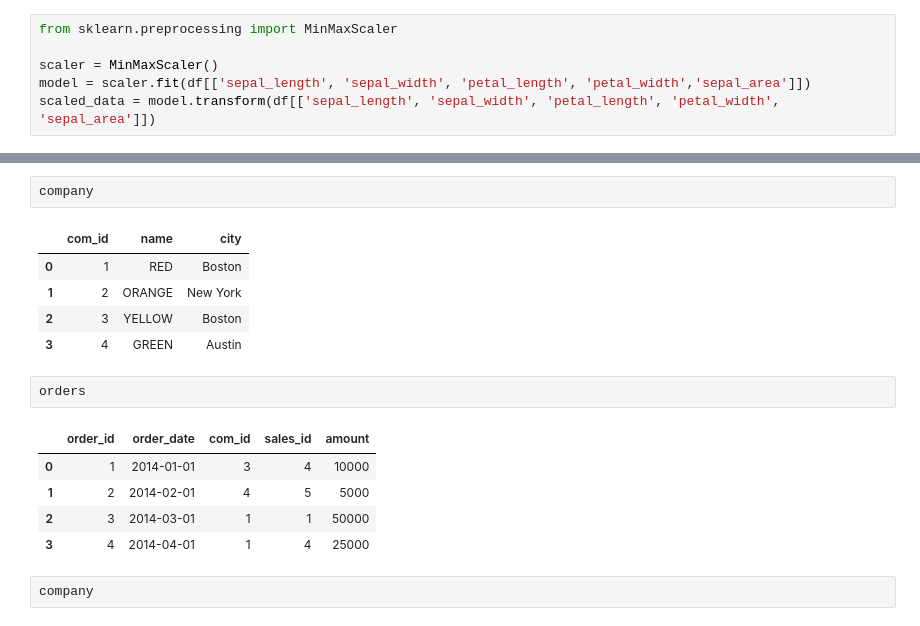
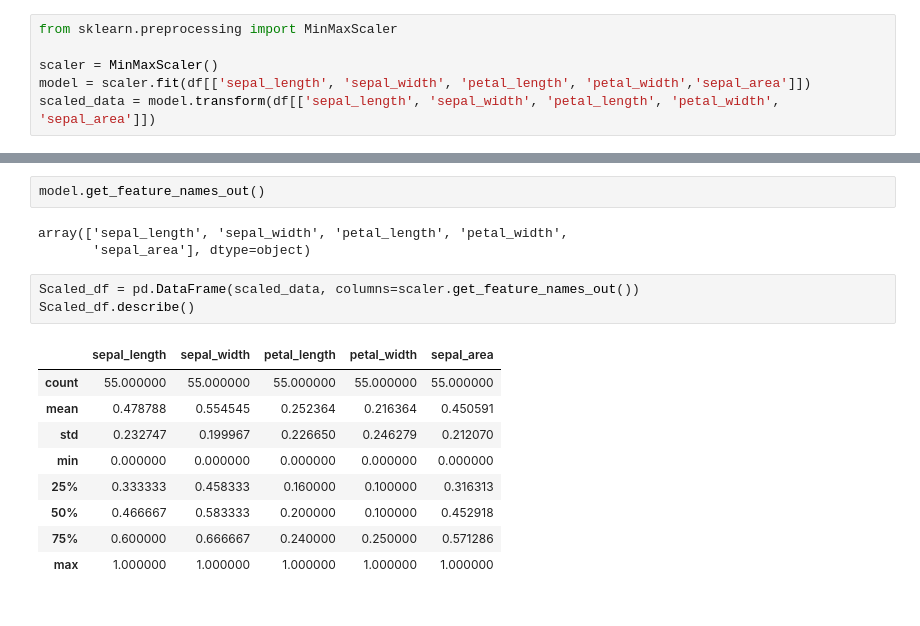
Before and after one commit to anuj-kumar-30/ML_pw, a Jupyter notebook: M20_lib_assignments.ipynb, the cells around one changed output, grey strips where cells are left out. Drawn from its saved outputs; the diff is of its cells as text.

```diff
--- a/M20_lib_assignments.ipynb
+++ b/M20_lib_assignments.ipynb
@@ -90,18 +53,18 @@ sales_person
-# %%
-company
-# %% [output]
-|  | com_id | name | city |
-| 0 | 1 | RED | Boston |
-| 1 | 2 | ORANGE | New York |
-| 2 | 3 | YELLOW | Boston |
-| 3 | 4 | GREEN | Austin |
-# %%
-orders
-# %% [output]
-|  | order_id | order_date | com_id | sales_id | amount |
-| 0 | 1 | 2014-01-01 | 3 | 4 | 10000 |
-| 1 | 2 | 2014-02-01 | 4 | 5 | 5000 |
-| 2 | 3 | 2014-03-01 | 1 | 1 | 50000 |
-| 3 | 4 | 2014-04-01 | 1 | 4 | 25000 |
-# %%
-company
+# %%
+model.get_feature_names_out()
+# %% [output]
+array(['sepal_length', 'sepal_width', 'petal_length', 'petal_width',
+       'sepal_area'], dtype=object)
+# %%
+Scaled_df = pd.DataFrame(scaled_data, columns=scaler.get_feature_names_out())
+Scaled_df.describe()
+# %% [output]
+|  | sepal_length | sepal_width | petal_length | petal_width | sepal_area |
+| count | 55.000000 | 55.000000 | 55.000000 | 55.000000 | 55.000000 |
+| mean | 0.478788 | 0.554545 | 0.252364 | 0.216364 | 0.450591 |
+| std | 0.232747 | 0.199967 | 0.226650 | 0.246279 | 0.212070 |
+| min | 0.000000 | 0.000000 | 0.000000 | 0.000000 | 0.000000 |
+| 25% | 0.333333 | 0.458333 | 0.160000 | 0.100000 | 0.316313 |
+| 50% | 0.466667 | 0.583333 | 0.200000 | 0.100000 | 0.452918 |
+| 75% | 0.600000 | 0.666667 | 0.240000 | 0.250000 | 0.571286 |
+| max | 1.000000 | 1.000000 | 1.000000 | 1.000000 | 1.000000 |
```
Also changed, not shown: parts of 18 cells of this notebook, 1 other file.
